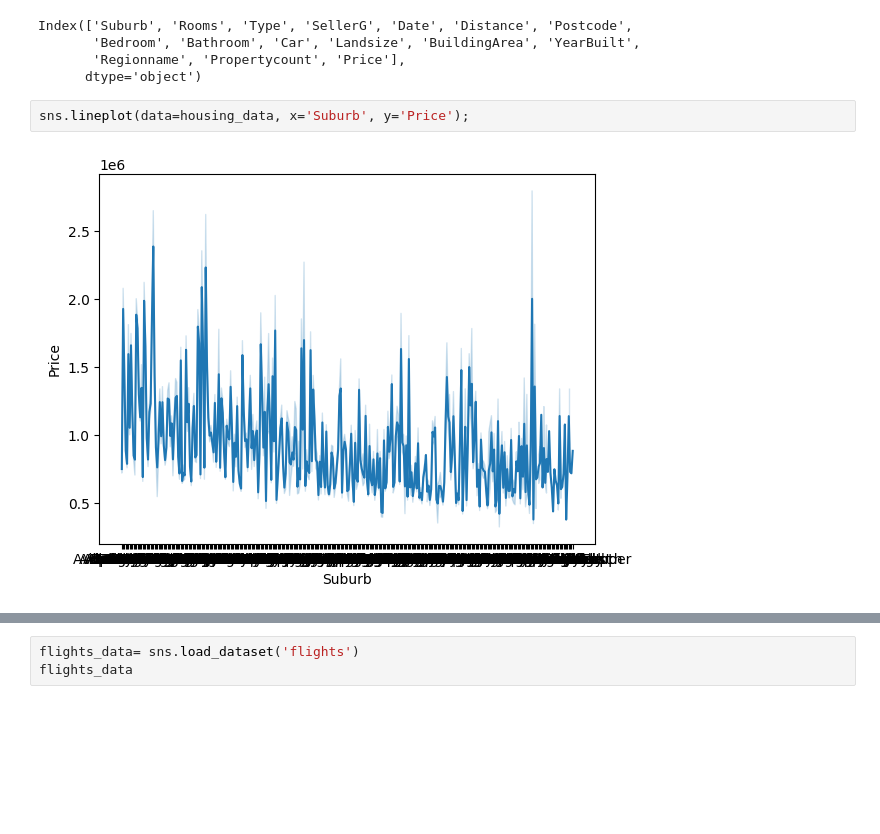
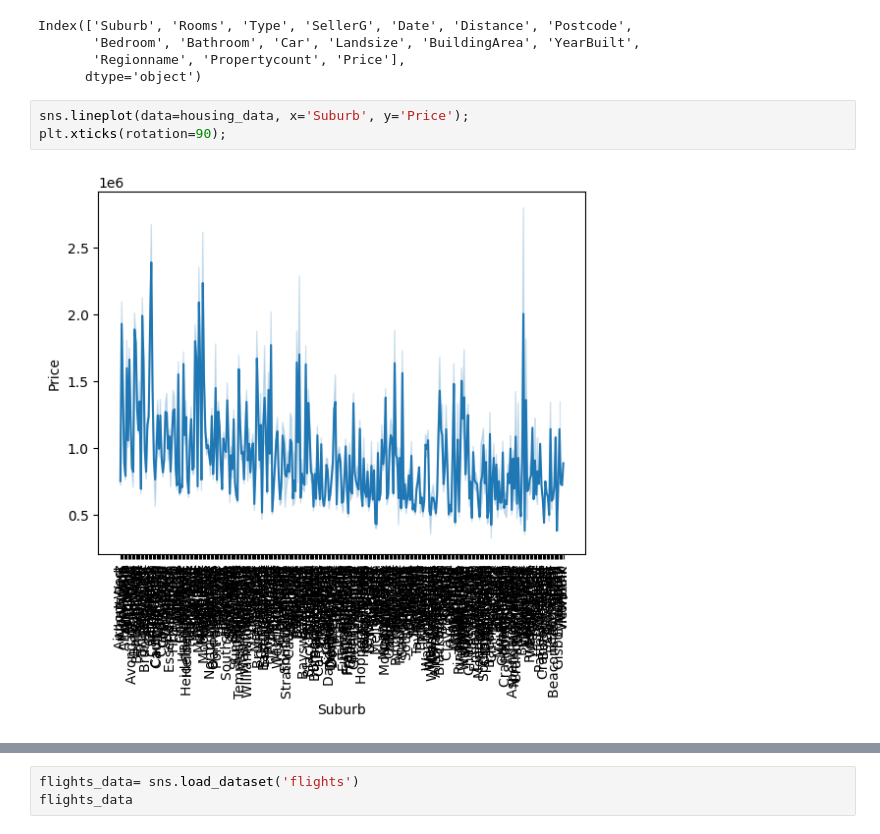
Before and after one commit to sachincredible9/Python_basics, a Jupyter notebook: EDA_Handson.ipynb, the cells around one changed output, grey strips where cells are left out. Drawn from its saved outputs; the diff is of its cells as text; blank space fills up the shorter version.

```diff
--- a/EDA_Handson.ipynb
+++ b/EDA_Handson.ipynb
@@ -455,8 +455,9 @@ Index(['Suburb', 'Rooms', 'Type', 'SellerG', 'Date', 'Distance', 'Postcode',
       dtype='object')
 # %%
 sns.lineplot(data=housing_data, x='Suburb', y='Price');
+plt.xticks(rotation=90);
 # %% [output]
-[figure, old version]
+[figure, new version]
 # %%
 sns.lineplot(data=housing_data, x='Date', y='Price',hue='Price' );
 # %% [output]
```
Also changed, not shown: parts of 16 cells of this notebook.
